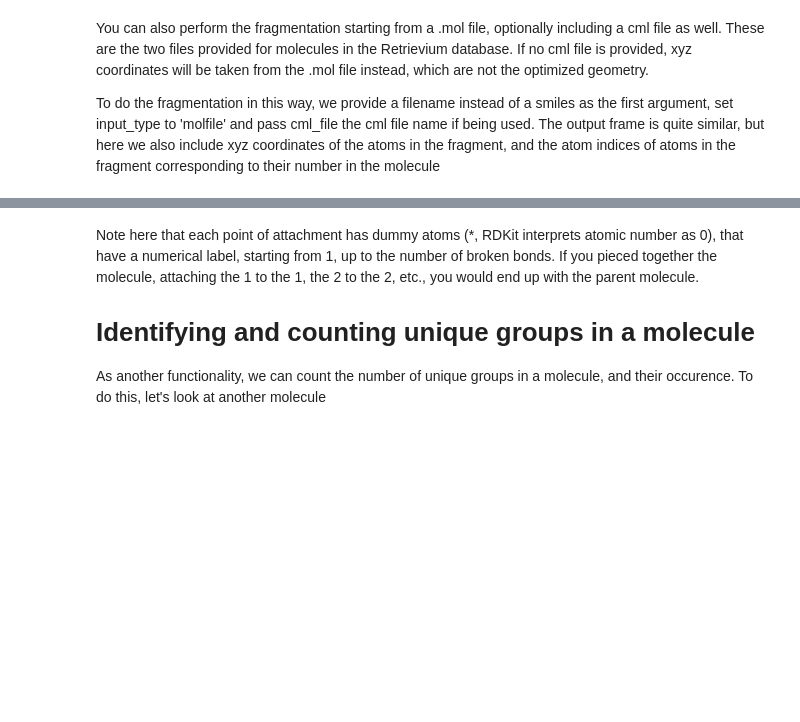
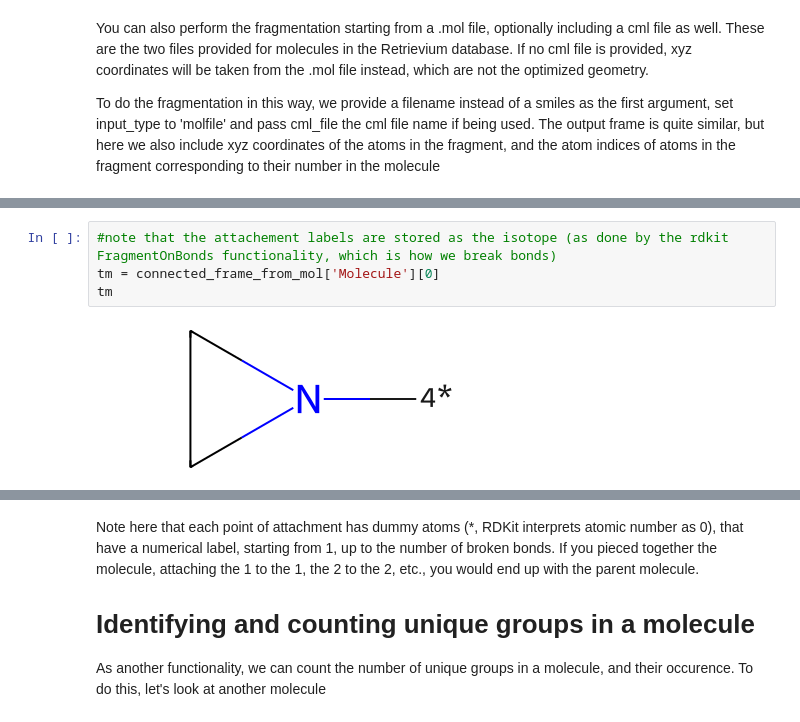
Before and after one commit to kmlefran/group_decomposition, a Jupyter notebook: docs/Tutorial.ipynb, the cells around one changed output, grey strips where cells are left out. Drawn from its saved outputs; the diff is of its cells as text; blank space fills up the shorter version.

```diff
--- a/docs/Tutorial.ipynb
+++ b/docs/Tutorial.ipynb
@@ -112,0 +97,6 @@ connected_frame_from_mol
+# %%
+#note that the attachement labels are stored as the isotope (as done by the rdkit FragmentOnBonds functionality, which is how we break bonds)
+tm = connected_frame_from_mol['Molecule'][0]
+tm
+# %% [output]
+[figure, added]
```
Also changed, not shown: parts of 11 cells of this notebook, 4 other files.
